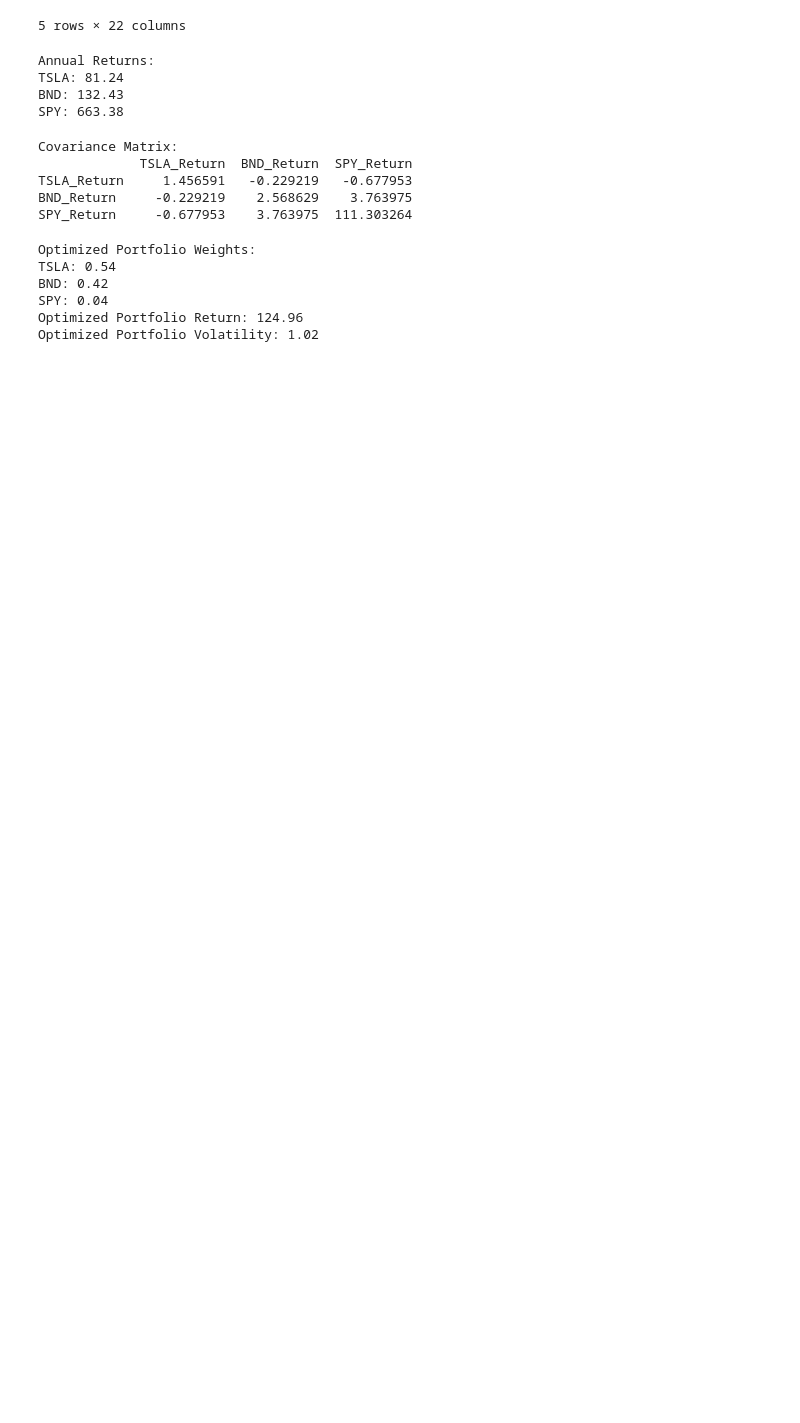
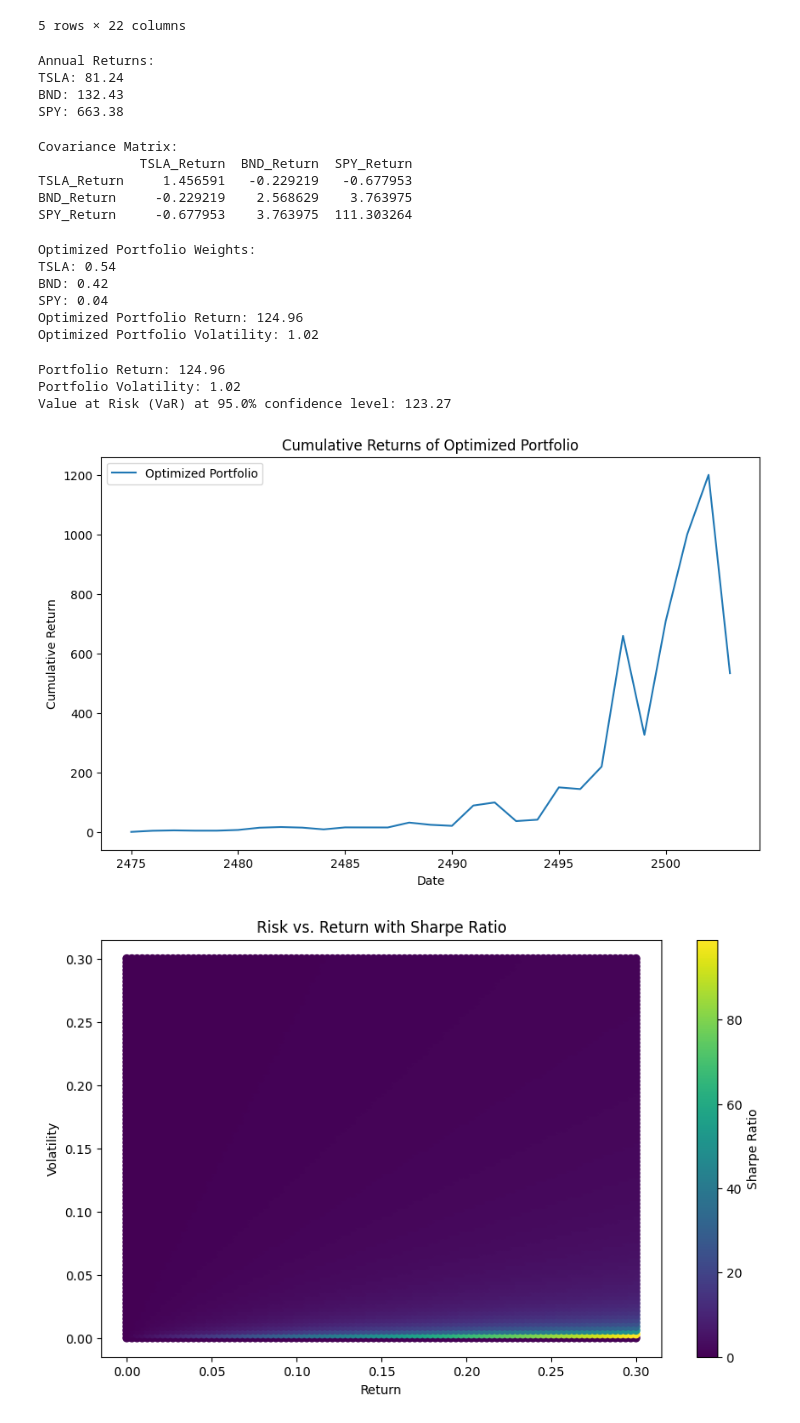
Before and after one commit to Wbam/Week-11, a Jupyter notebook: notebooks/Optimize_Portfolio_Based_on_Forecast.ipynb, the cells around one changed output. Drawn from its saved outputs; the diff is of its cells as text; code cells hidden in the pictures; blank space fills up the shorter version.

```diff
--- a/notebooks/Optimize_Portfolio_Based_on_Forecast.ipynb
+++ b/notebooks/Optimize_Portfolio_Based_on_Forecast.ipynb
@@ -95,3 +95,65 @@ BND: 0.42
 SPY: 0.04
 Optimized Portfolio Return: 124.96
 Optimized Portfolio Volatility: 1.02
+# %%
+# Portfolio's average return
+portfolio_return = np.sum(optimized_weights * returns)
+
+# Portfolio's standard deviation (volatility)
+portfolio_volatility = np.sqrt(np.dot(optimized_weights.T, np.dot(cov_matrix, optimized_weights)))
+
+# Calculate the Value at Risk (VaR) at a 95% confidence level
+confidence_level = 0.95
+VaR = np.percentile(np.random.normal(portfolio_return, portfolio_volatility, 10000), 100 * (1 - confidence_level))
+
+print(f"Portfolio Return: {portfolio_return:.2f}")
+print(f"Portfolio Volatility: {portfolio_volatility:.2f}")
+print(f"Value at Risk (VaR) at {confidence_level*100}% confidence level: {VaR:.2f}")
+# %% [output]
+Portfolio Return: 124.96
+Portfolio Volatility: 1.02
+Value at Risk (VaR) at 95.0% confidence level: 123.27
+# %%
+import numpy as np
+import matplotlib.pyplot as plt
+
+# Assuming you already have 'optimized_weights' and 'data' with columns 'TSLA_Return', 'BND_Return', 'SPY_Return'
+
+# Simulate cumulative returns of the portfolio
+portfolio_returns = data['TSLA_Return'] * optimized_weights[0] + data['BND_Return'] * optimized_weights[1] + data['SPY_Return'] * optimized_weights[2]
+cumulative_returns = (1 + portfolio_returns).cumprod()
+
+# Plot cumulative returns
+plt.figure(figsize=(10, 6))
+plt.plot(cumulative_returns, label="Optimized Portfolio")
+plt.title("Cumulative Returns of Optimized Portfolio")
+plt.xlabel("Date")
+plt.ylabel("Cumulative Return")
+plt.legend()
+plt.show()
+
+# Generate ranges for return and volatility
+returns_range = np.linspace(0, 0.3, 100)
+volatility_range = np.linspace(0, 0.3, 100)
+
+# Create a meshgrid of returns and volatilities
+return_grid, volatility_grid = np.meshgrid(returns_range, volatility_range)
+
+# Flatten the grids to create 1D arrays
+return_values = return_grid.flatten()
+volatility_values = volatility_grid.flatten()
+
+# Calculate Sharpe ratios using vectorized operations
+sharpe_ratios = np.divide(return_values, volatility_values, out=np.zeros_like(return_values), where=volatility_values != 0)
+
+# Plot Risk vs Return with Sharpe Ratio
+plt.figure(figsize=(10, 6))
+scatter = plt.scatter(return_values, volatility_values, c=sharpe_ratios, cmap='viridis')
+plt.title("Risk vs. Return with Sharpe Ratio")
+plt.xlabel("Return")
+plt.ylabel("Volatility")
+plt.colorbar(scatter, label="Sharpe Ratio")
+plt.show()
+# %% [output]
+[figure, added]
+[figure, added]
```
